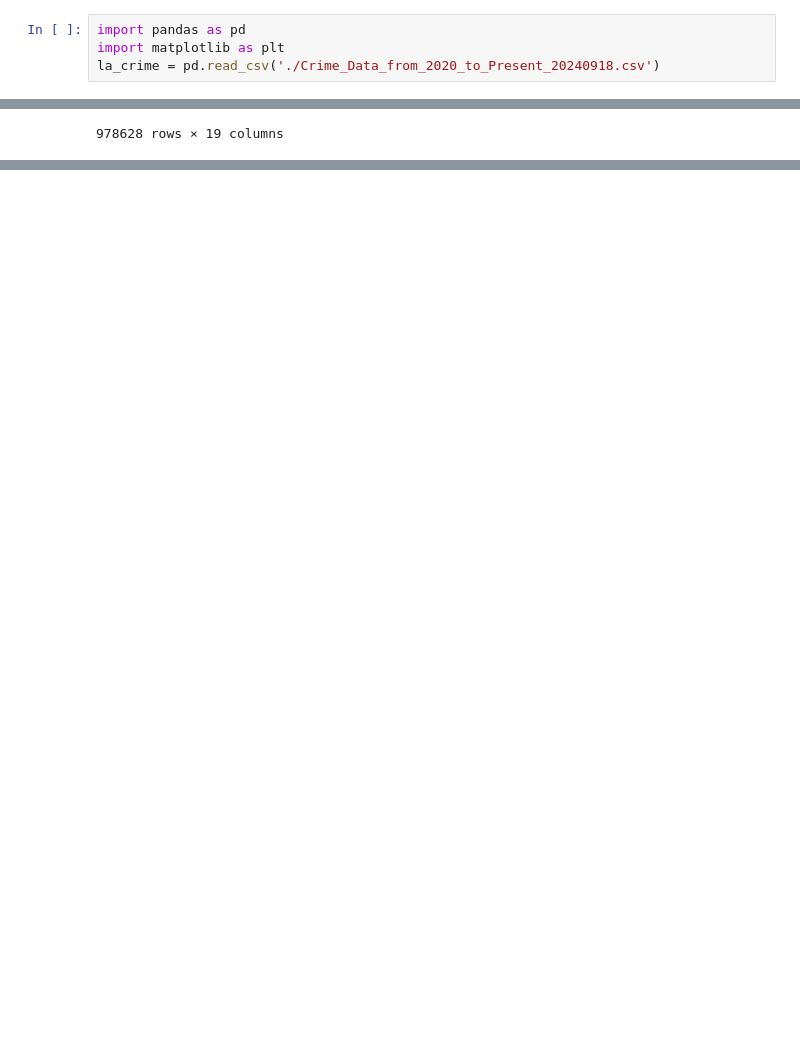
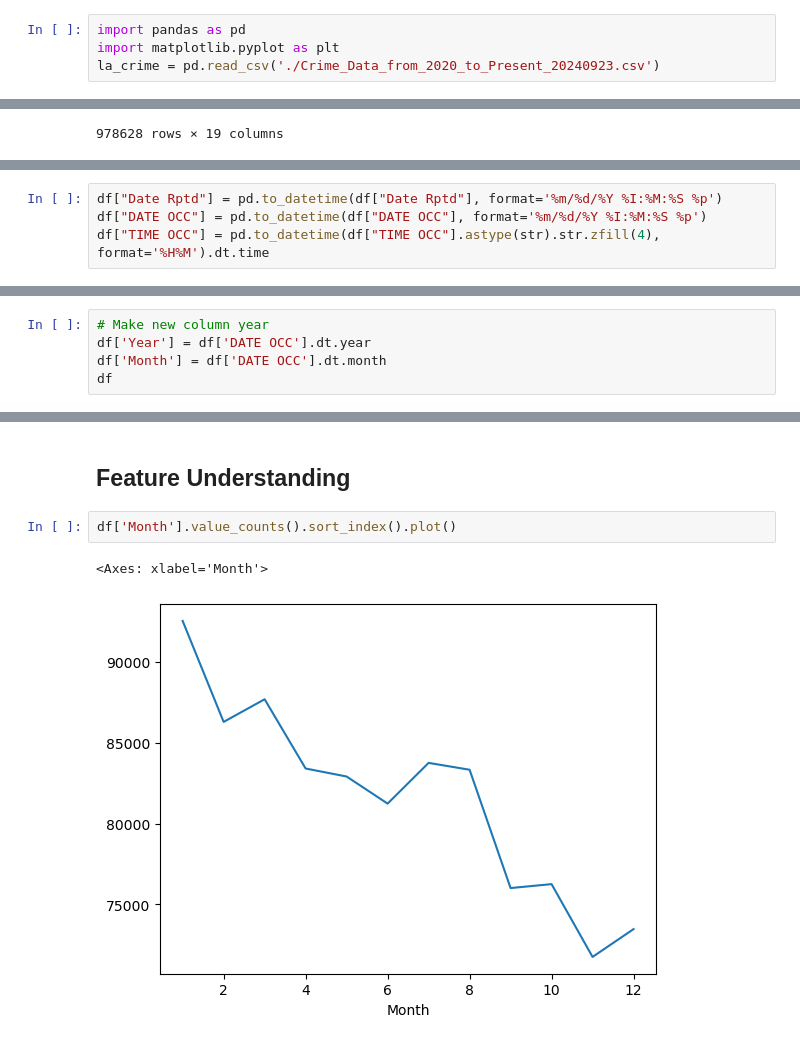
Before and after one commit to matthewraylee/LACrimeProject, a Jupyter notebook: LACrimeProject.ipynb, the cells around one changed output, grey strips where cells are left out. Drawn from its saved outputs; the diff is of its cells as text; blank space fills up the shorter version.

Commit message:
Feature Understanding

```diff
--- a/LACrimeProject.ipynb
+++ b/LACrimeProject.ipynb
@@ -4,8 +4,8 @@
 ## Import necessary Libraries and Loading Data
 # %%
 import pandas as pd
-import matplotlib as plt
-la_crime = pd.read_csv('./Crime_Data_from_2020_to_Present_20240918.csv')
+import matplotlib.pyplot as plt
+la_crime = pd.read_csv('./Crime_Data_from_2020_to_Present_20240923.csv')
 # %% [markdown]
 ## Understanding and Cleaning Data
 # %%
@@ -92,0 +127,4 @@ df.sort_values(by='Date Rptd')
+# %%
+df["Date Rptd"] = pd.to_datetime(df["Date Rptd"], format='%m/%d/%Y %I:%M:%S %p')
+df["DATE OCC"] = pd.to_datetime(df["DATE OCC"], format='%m/%d/%Y %I:%M:%S %p')
+df["TIME OCC"] = pd.to_datetime(df["TIME OCC"].astype(str).str.zfill(4), format='%H%M').dt.time
@@ -92,0 +205,5 @@ df.sort_values(by='Date Rptd')
+# %%
+# Make new column year
+df['Year'] = df['DATE OCC'].dt.year
+df['Month'] = df['DATE OCC'].dt.month
+df
@@ -92,0 +224,7 @@ df.sort_values(by='Date Rptd')
+# %% [markdown]
+## Feature Understanding
+# %%
+df['Month'].value_counts().sort_index().plot()
+# %% [output]
+<Axes: xlabel='Month'>
+[figure, added]
```
Also changed, not shown: parts of 24 cells of this notebook, 1 other file.
